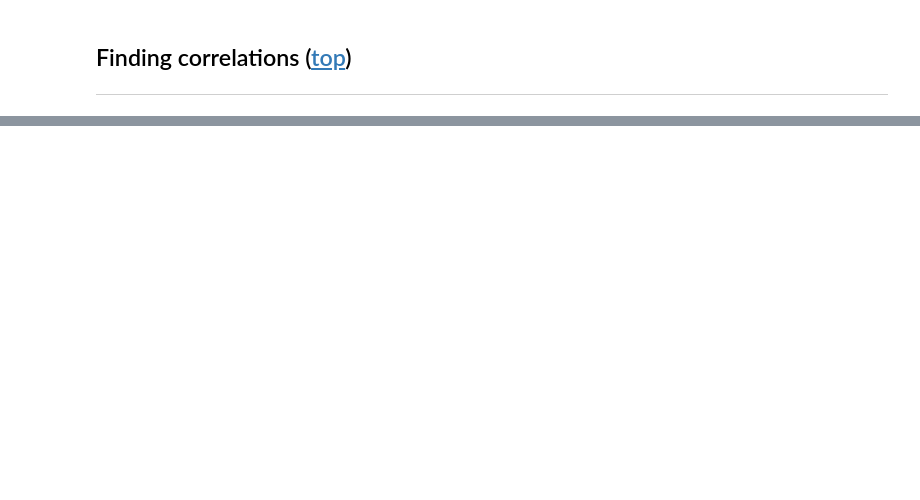
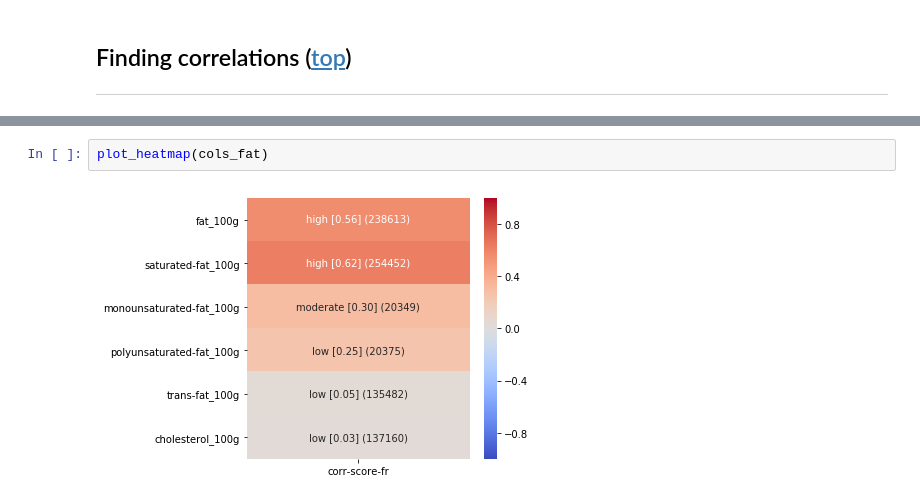
Before and after one commit to jeanrichard/epflx-adsml19-course2-project, a Jupyter notebook: course-02-project-task-f.ipynb, the cells around one changed output, grey strips where cells are left out. Saved outputs shown, nothing was run; the diff lists cells and outputs as text; blank space fills up the shorter version.

```diff
--- a/course-02-project-task-f.ipynb
+++ b/course-02-project-task-f.ipynb
@@ -423,0 +305,4 @@ plt.show()
+# %%
+plot_heatmap(cols_fat)
+# %% [output]
+[figure, added]
```
Also changed, not shown: parts of 53 cells of this notebook.
